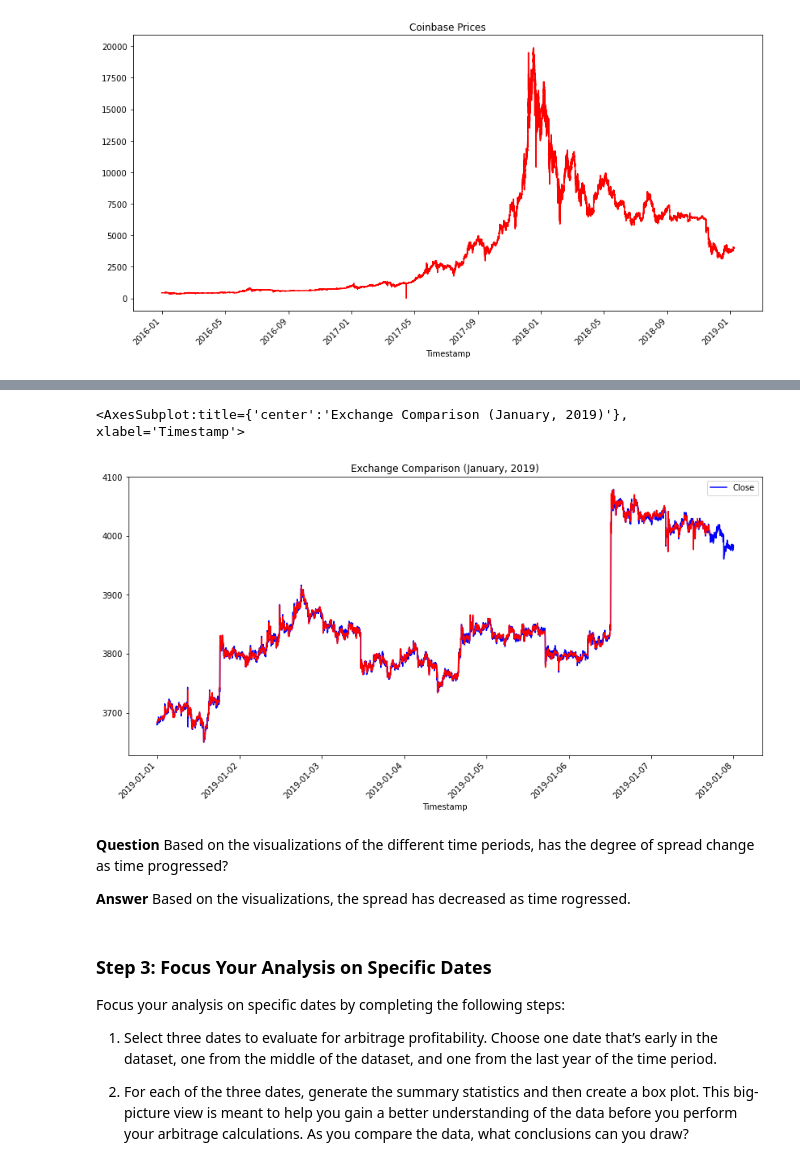
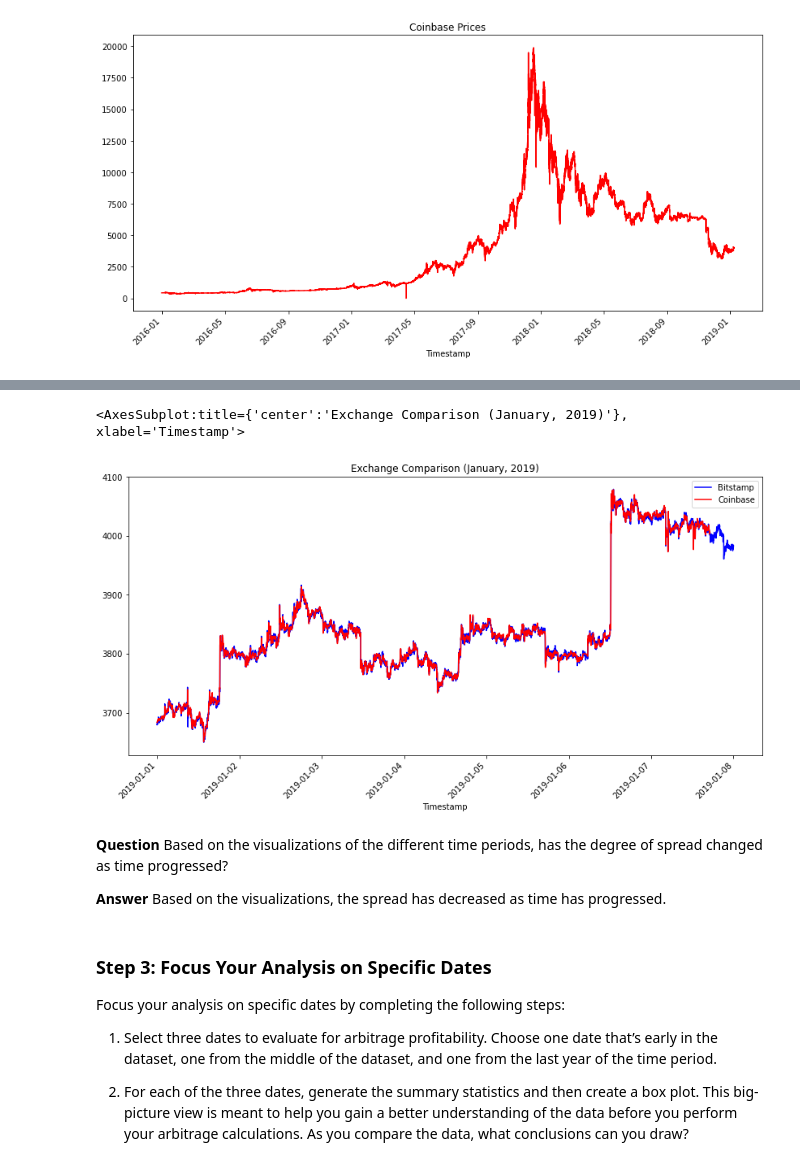
Before and after one commit to coronado212/bitcoin_arbitrage_analysis_3, a Jupyter notebook: crypto_arbitrage.ipynb, the cells around one changed output, grey strips where cells are left out. Cells and saved outputs as stored; diff of their text form; code cells hidden in the pictures.

```diff
--- a/crypto_arbitrage.ipynb
+++ b/crypto_arbitrage.ipynb
@@ -348,18 +348,18 @@ coinbase_monthly_data.plot(figsize=(14,7), rot=45, color="red")
 # %%
 # Using the loc and plot functions, create an overlay plot that visualizes
 # the price action of both DataFrames for a one month period later in the dataset
 # Be sure to include the parameters: legend, figure size, title, and color and label
 bitstamp_monthly_data = bitstamp_sliced.loc['2019-01-01':'2019-01-31']
 coinbase_monthly_data = coinbase_sliced.loc['2019-01-01':'2019-01-31']
-bitstamp_monthly_data.plot(figsize=(14,7), rot=45, color="blue", title= "Exchange Comparison (January, 2019)", legend = True)
-coinbase_monthly_data.plot(figsize=(14,7), rot=45, color="red")
+bitstamp_monthly_data.plot(legend=True, figsize=(14,7), rot=45, color="blue", title= "Exchange Comparison (January, 2019)", label="Bitstamp")
+coinbase_monthly_data.plot(legend=True, figsize=(14,7), rot=45, color="red", label="Coinbase")
 # %% [output]
 <AxesSubplot:title={'center':'Exchange Comparison (January, 2019)'}, xlabel='Timestamp'>
-[figure, old version]
+[figure, new version]
 # %% [markdown]
-**Question** Based on the visualizations of the different time periods, has the degree of spread change as time progressed?
+**Question** Based on the visualizations of the different time periods, has the degree of spread changed as time progressed?
 
-**Answer** Based on the visualizations, the spread has decreased as time rogressed.
+**Answer** Based on the visualizations, the spread has decreased as time has progressed.
 # %% [markdown]
 ### Step 3: Focus Your Analysis on Specific Dates
 
```
Also changed, not shown: parts of 2 cells of this notebook.
